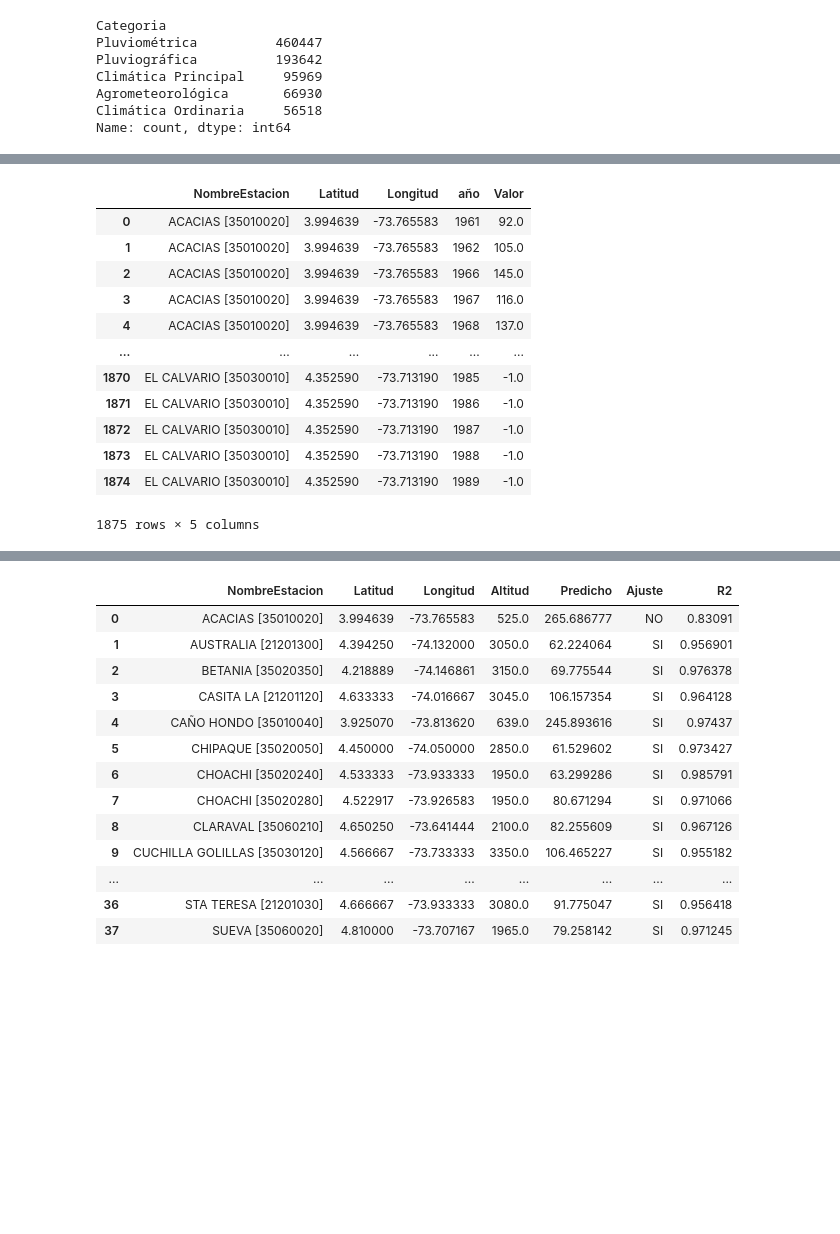
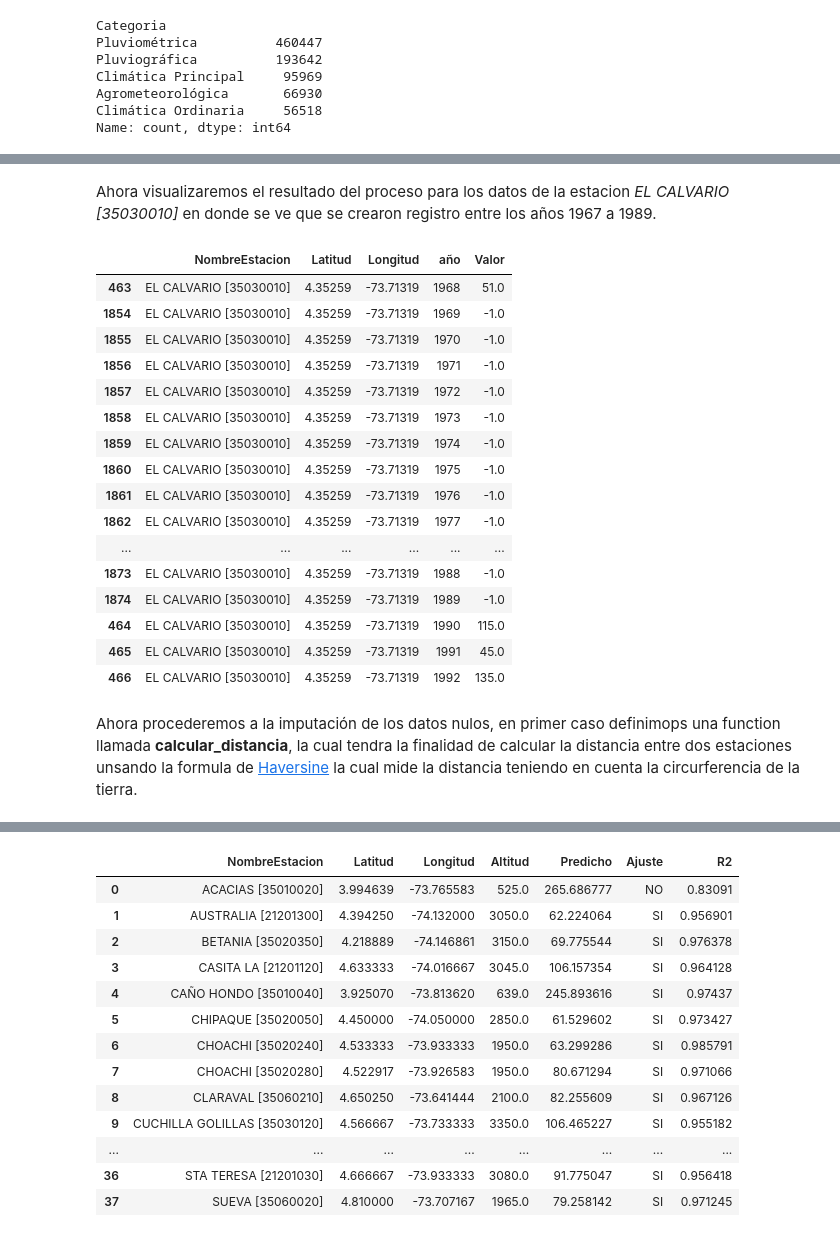
Before and after one commit to EDGAR-BARAHONA/Programacion-Python-Gis, a Jupyter notebook: Python_Geografico/Aálisis de precipitacion.ipynb, the cells around one changed output, grey strips where cells are left out. Cells and saved outputs as stored; diff of their text form; code cells hidden in the pictures; blank space fills up the shorter version.

```diff
--- a/Python_Geografico/Aálisis de precipitacion.ipynb
+++ b/Python_Geografico/Aálisis de precipitacion.ipynb
@@ -141,22 +134,30 @@ for estacion in Estaciones:
         precipitacion = pd.concat([precipitacion, filas_faltantes])
 
 precipitacion = precipitacion.reset_index(drop=True)
-# %%
-precipitacion
-# %% [output]
-|  | NombreEstacion | Latitud | Longitud | año | Valor |
-| 0 | ACACIAS [35010020] | 3.994639 | -73.765583 | 1961 | 92.0 |
-| 1 | ACACIAS [35010020] | 3.994639 | -73.765583 | 1962 | 105.0 |
-| 2 | ACACIAS [35010020] | 3.994639 | -73.765583 | 1966 | 145.0 |
-| 3 | ACACIAS [35010020] | 3.994639 | -73.765583 | 1967 | 116.0 |
-| 4 | ACACIAS [35010020] | 3.994639 | -73.765583 | 1968 | 137.0 |
-| ... | ... | ... | ... | ... | ... |
-| 1870 | EL CALVARIO [35030010] | 4.352590 | -73.713190 | 1985 | -1.0 |
-| 1871 | EL CALVARIO [35030010] | 4.352590 | -73.713190 | 1986 | -1.0 |
-| 1872 | EL CALVARIO [35030010] | 4.352590 | -73.713190 | 1987 | -1.0 |
-| 1873 | EL CALVARIO [35030010] | 4.352590 | -73.713190 | 1988 | -1.0 |
-| 1874 | EL CALVARIO [35030010] | 4.352590 | -73.713190 | 1989 | -1.0 |
-1875 rows × 5 columns
+# %% [markdown]
+Ahora visualizaremos el resultado del proceso para los datos de la estacion *EL CALVARIO [35030010]* en donde se ve que se crearon registro entre los años 1967 a 1989.
+# %%
+precipitacion[precipitacion['NombreEstacion']== 'EL CALVARIO [35030010]'].sort_values('año').head(25)
+# %% [output]
+|  | NombreEstacion | Latitud | Longitud | año | Valor |
+| 463 | EL CALVARIO [35030010] | 4.35259 | -73.71319 | 1968 | 51.0 |
+| 1854 | EL CALVARIO [35030010] | 4.35259 | -73.71319 | 1969 | -1.0 |
+| 1855 | EL CALVARIO [35030010] | 4.35259 | -73.71319 | 1970 | -1.0 |
+| 1856 | EL CALVARIO [35030010] | 4.35259 | -73.71319 | 1971 | -1.0 |
+| 1857 | EL CALVARIO [35030010] | 4.35259 | -73.71319 | 1972 | -1.0 |
+| 1858 | EL CALVARIO [35030010] | 4.35259 | -73.71319 | 1973 | -1.0 |
+| 1859 | EL CALVARIO [35030010] | 4.35259 | -73.71319 | 1974 | -1.0 |
+| 1860 | EL CALVARIO [35030010] | 4.35259 | -73.71319 | 1975 | -1.0 |
+| 1861 | EL CALVARIO [35030010] | 4.35259 | -73.71319 | 1976 | -1.0 |
+| 1862 | EL CALVARIO [35030010] | 4.35259 | -73.71319 | 1977 | -1.0 |
+| ... | ... | ... | ... | ... | ... |
+| 1873 | EL CALVARIO [35030010] | 4.35259 | -73.71319 | 1988 | -1.0 |
+| 1874 | EL CALVARIO [35030010] | 4.35259 | -73.71319 | 1989 | -1.0 |
+| 464 | EL CALVARIO [35030010] | 4.35259 | -73.71319 | 1990 | 115.0 |
+| 465 | EL CALVARIO [35030010] | 4.35259 | -73.71319 | 1991 | 45.0 |
+| 466 | EL CALVARIO [35030010] | 4.35259 | -73.71319 | 1992 | 135.0 |
+# %% [markdown]
+Ahora procederemos a la imputación de los datos nulos, en primer caso definimops una function llamada **calcular_distancia**, la cual tendra la finalidad de calcular la distancia entre dos estaciones unsando la formula de [Haversine](https://www.geeksforgeeks.org/haversine-formula-to-find-distance-between-two-points-on-a-sphere/) la cual mide la distancia teniendo en cuenta la circurferencia de la tierra.
 # %%
 def calcular_distancia(lat1, lon1, lat2, lon2):
     # Radio de la Tierra en kilómetros
```
Also changed, not shown: parts of 34 cells of this notebook, 1 other file.
